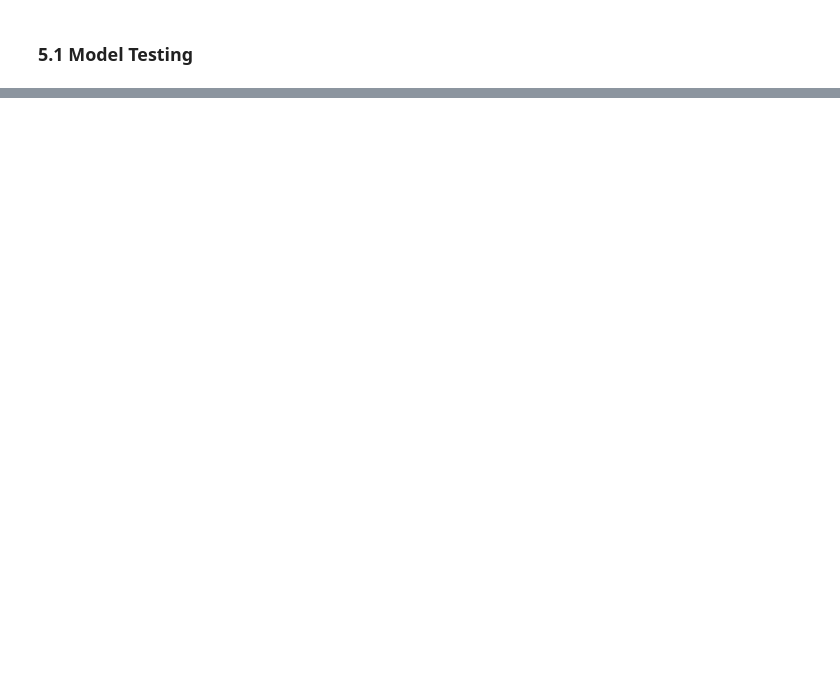
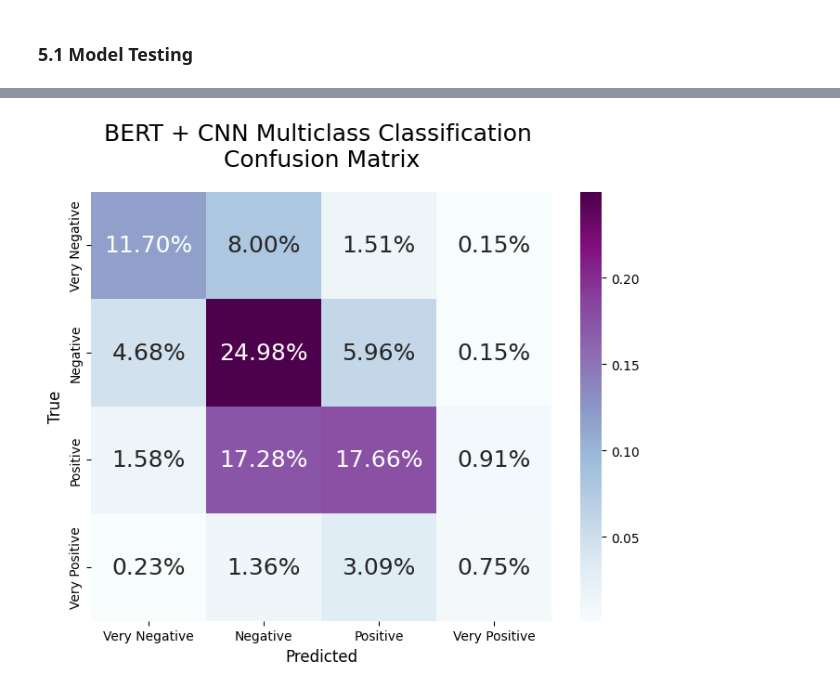
Before and after one commit to Fscipioni/Headline_Sentiment_Reactions, a Jupyter notebook: 04c_Models_MulticlassClassification.ipynb, the cells around one changed output, grey strips where cells are left out. Saved outputs shown, nothing was run; the diff lists cells and outputs as text; code cells hidden in the pictures; blank space fills up the shorter version.

```diff
--- a/04c_Models_MulticlassClassification.ipynb
+++ b/04c_Models_MulticlassClassification.ipynb
@@ -76,7 +76,7 @@ from sklearn import model_selection
 from google.colab import drive
 drive.mount('/content/drive')
 
-CSV_path = '/content/drive/MyDrive/DATASCI-266_FinalProject/combined_VERY_VERY_FINAL.csv'
+CSV_path = '/content/drive/MyDrive/NLP/combined_VERY_VERY_FINAL.csv'
 df = pd.read_csv(CSV_path)
 df.head()
 # %% [output]
@@ -275,2 +283,7 @@ Epoch 5/5
 # %%
-classification_model = tf.keras.models.load_model('/content/drive/MyDrive/DATASCI-266_FinalProject/BERT_CNN_Multi_tokenizer')
+from transformers import TFBertModel
+
+classification_model = tf.keras.models.load_model(
+    '/content/drive/MyDrive/NLP/BERT_CNN_Multi_tokenizer4C/model.h5',
+    custom_objects={'TFBertModel': TFBertModel}
+)
@@ -306,23 +319,51 @@ print("First few predictions:", y_pred_classes[:10])
 # %%
+# from sklearn.metrics import confusion_matrix
+# import seaborn as sns
+
+# path_output_images = '/content/drive/MyDrive/NLP/Plots/'
+
+# cm = confusion_matrix(y_test, y_pred)
+
+# # Create a heatmap of the confusion matrix
+# plt.figure(figsize=(8, 6))
+# sns.heatmap(cm/np.sum(cm), annot=True, fmt='.2%', cmap='BuPu',
+#             xticklabels=['Very Negative', 'Negative', 'Positive', 'Very Positive']
+#             , yticklabels=['Very Negative', 'Negative', 'Positive', 'Very Positive'],
+#             annot_kws={"size": 18})
+# plt.xlabel('Predicted Label', size=12)
+# plt.ylabel('True Label', size=12)
+# plt.xlabel('Predicted')
+# plt.ylabel('True')
+# plt.title('BERT + CNN Multiclass Classification \nConfusion Matrix', size=18,
+#              pad=20)
+# plt.savefig(path_output_images + 'plot_CM_bert_Cnn_Multi.png', transparent=True)
+# plt.show()
+
 from sklearn.metrics import confusion_matrix
 import seaborn as sns
 
-path_output_images = '/content/drive/MyDrive/DATASCI-266_FinalProject/Plots/'
+path_output_images = '/content/drive/MyDrive/NLP/Plots/'
 
-cm = confusion_matrix(y_test, y_pred)
+# Get predicted classes (integers) from probabilities using argmax
+predicted_classes = np.argmax(y_pred, axis=1)
+
+# Now use predicted_classes in confusion_matrix
+cm = confusion_matrix(y_test, predicted_classes) # Changed from y_pred to predicted_classes
 
 # Create a heatmap of the confusion matrix
 plt.figure(figsize=(8, 6))
 sns.heatmap(cm/np.sum(cm), annot=True, fmt='.2%', cmap='BuPu',
             xticklabels=['Very Negative', 'Negative', 'Positive', 'Very Positive']
             , yticklabels=['Very Negative', 'Negative', 'Positive', 'Very Positive'],
             annot_kws={"size": 18})
 plt.xlabel('Predicted Label', size=12)
 plt.ylabel('True Label', size=12)
 plt.xlabel('Predicted')
 plt.ylabel('True')
 plt.title('BERT + CNN Multiclass Classification \nConfusion Matrix', size=18,
              pad=20)
 plt.savefig(path_output_images + 'plot_CM_bert_Cnn_Multi.png', transparent=True)
 plt.show()
+# %% [output]
+[figure, added]
 # %%
```
Also changed, not shown: parts of 7 cells of this notebook.
